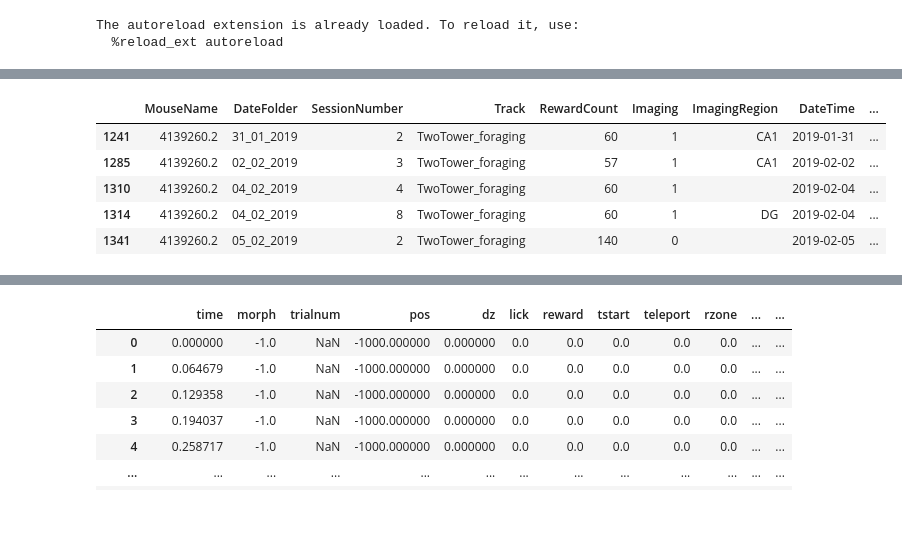
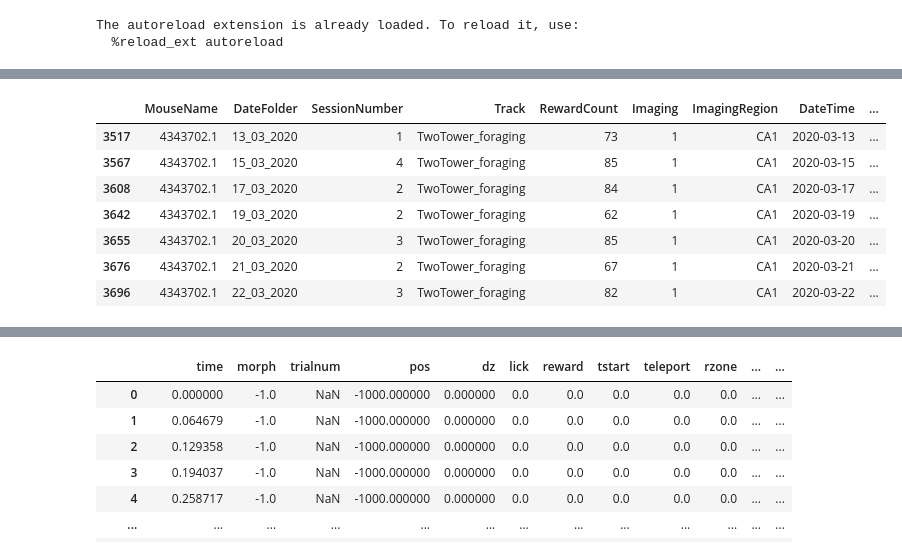
Before and after one commit to GiocomoLab/PlittGiocomo_2021, a Jupyter notebook: scratch/inspect_s2p_pkls.ipynb, the cells around one changed output, grey strips where cells are left out. Cells and saved outputs as stored; diff of their text form; code cells hidden in the pictures; blank space fills up the shorter version.

```diff
--- a/scratch/inspect_s2p_pkls.ipynb
+++ b/scratch/inspect_s2p_pkls.ipynb
@@ -32,6 +33,7 @@ The autoreload extension is already loaded. To reload it, use:
 df = pp.load_session_db(dir='/mnt/BigDisk/morph_vr_data/')
 # df = pp.load_session_db()
 df = df[df['RewardCount']>40]
-# df = df[df['Imaging']==1]
+df = df[df['Imaging']==1]
 df = df.sort_values(['MouseName','DateTime','SessionNumber'])
 df = df[df["Track"]=="TwoTower_foraging"]
+df = df[(df['ImagingRegion']=='CA1' )|(df['ImagingRegion']=='')]
@@ -40,9 +49,12 @@ df = df[df["Track"]=="TwoTower_foraging"]
 # %%
-df.head()
+mouse_df = df.loc[df['MouseName']==m.mouse_metadata.frequent_mice[5],:]
+mouse_df.head(20)
 # %% [output]
 |  | MouseName | DateFolder | SessionNumber | Track | RewardCount | Imaging | ImagingRegion | DateTime | ... |
-| 1241 | 4139260.2 | 31_01_2019 | 2 | TwoTower_foraging | 60 | 1 | CA1 | 2019-01-31 | ... |
-| 1285 | 4139260.2 | 02_02_2019 | 3 | TwoTower_foraging | 57 | 1 | CA1 | 2019-02-02 | ... |
-| 1310 | 4139260.2 | 04_02_2019 | 4 | TwoTower_foraging | 60 | 1 |  | 2019-02-04 | ... |
-| 1314 | 4139260.2 | 04_02_2019 | 8 | TwoTower_foraging | 60 | 1 | DG | 2019-02-04 | ... |
-| 1341 | 4139260.2 | 05_02_2019 | 2 | TwoTower_foraging | 140 | 0 |  | 2019-02-05 | ... |
+| 3517 | 4343702.1 | 13_03_2020 | 1 | TwoTower_foraging | 73 | 1 | CA1 | 2020-03-13 | ... |
+| 3567 | 4343702.1 | 15_03_2020 | 4 | TwoTower_foraging | 85 | 1 | CA1 | 2020-03-15 | ... |
+| 3608 | 4343702.1 | 17_03_2020 | 2 | TwoTower_foraging | 84 | 1 | CA1 | 2020-03-17 | ... |
+| 3642 | 4343702.1 | 19_03_2020 | 2 | TwoTower_foraging | 62 | 1 | CA1 | 2020-03-19 | ... |
+| 3655 | 4343702.1 | 20_03_2020 | 3 | TwoTower_foraging | 85 | 1 | CA1 | 2020-03-20 | ... |
+| 3676 | 4343702.1 | 21_03_2020 | 2 | TwoTower_foraging | 67 | 1 | CA1 | 2020-03-21 | ... |
+| 3696 | 4343702.1 | 22_03_2020 | 3 | TwoTower_foraging | 82 | 1 | CA1 | 2020-03-22 | ... |
```
Also changed, not shown: parts of 4 cells of this notebook, 3 other files.
